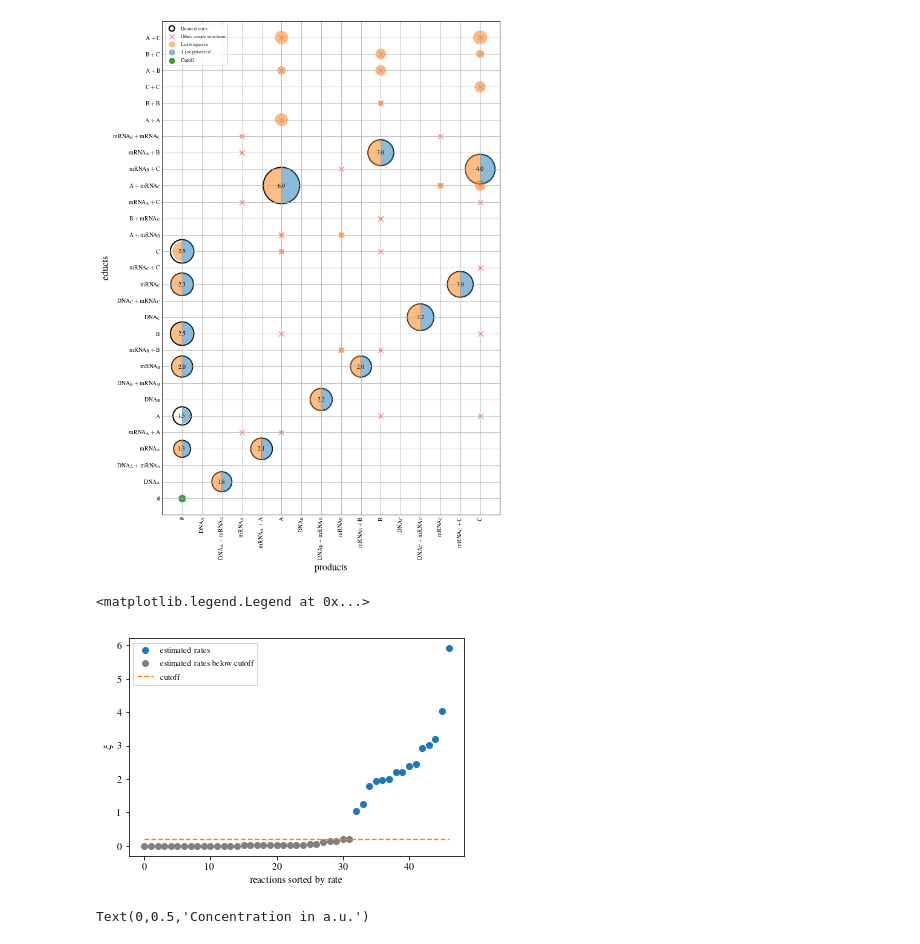
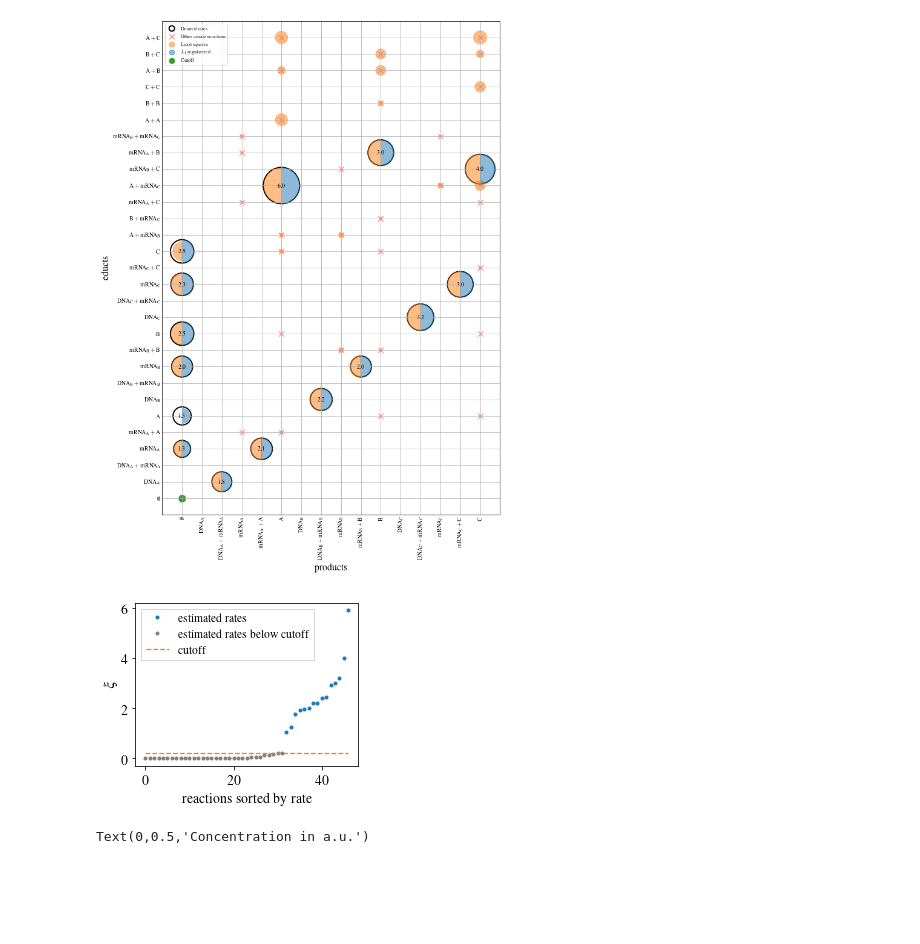
Before and after one commit to readdy/readdy_learn, a Jupyter notebook: docs/makefigures/case1.ipynb, the cells around one changed output. Cells and saved outputs as stored; diff of their text form; code cells hidden in the pictures; blank space fills up the shorter version.

```diff
--- a/docs/makefigures/case1.ipynb
+++ b/docs/makefigures/case1.ipynb
@@ -4,7 +4,7 @@ import os
 import numpy as np
 import matplotlib as mpl
 import matplotlib.pyplot as plt
-plt.style.use("rlearn.mplstyle")
+plt.style.use("./rlearn.mplstyle")
 
 import pickle
 
@@ -359,20 +363,22 @@ plt.show()
 n_frames=667, n_species=9
 found best cutoff value 0.2136867652097164, using 0.22
 [figure]
+# %%
+plt.style.use("./rlearn.mplstyle")
 # %%
 f, ax = plt.subplots(1, 1)
 sorted_rates = np.sort(reg)
 xs = np.arange(len(sorted_rates))
 mask_rates = sorted_rates > cutoff
-ax.plot(xs[mask_rates], sorted_rates[mask_rates], 'o', label='estimated rates')
-ax.plot(xs[~mask_rates], sorted_rates[~mask_rates], 'o', color='grey', label='estimated rates below cutoff')
+ax.plot(xs[mask_rates], sorted_rates[mask_rates], '.', label='estimated rates')
+ax.plot(xs[~mask_rates], sorted_rates[~mask_rates], '.', color='grey', label='estimated rates below cutoff')
 ax.plot([cutoff]*len(reg), '--', label='cutoff')
 ax.set_ylabel(r"$\xi$")
 ax.set_xlabel('reactions sorted by rate')
 ax.legend()
+f.savefig("case1_cutoff.pdf", bbox_inches="tight", transparent=True)
 # %% [output]
-<matplotlib.legend.Legend at 0x...>
-[figure, old version]
+[figure, new version]
 # %%
 traj = case_config.get_traj_from_file(os.path.join(DATA_ROOT, "gillespie_trajs_init_1.h5"), 20000, 2)
 # %%
```
Also changed, not shown: parts of 1 cell of this notebook, 8 other files.
